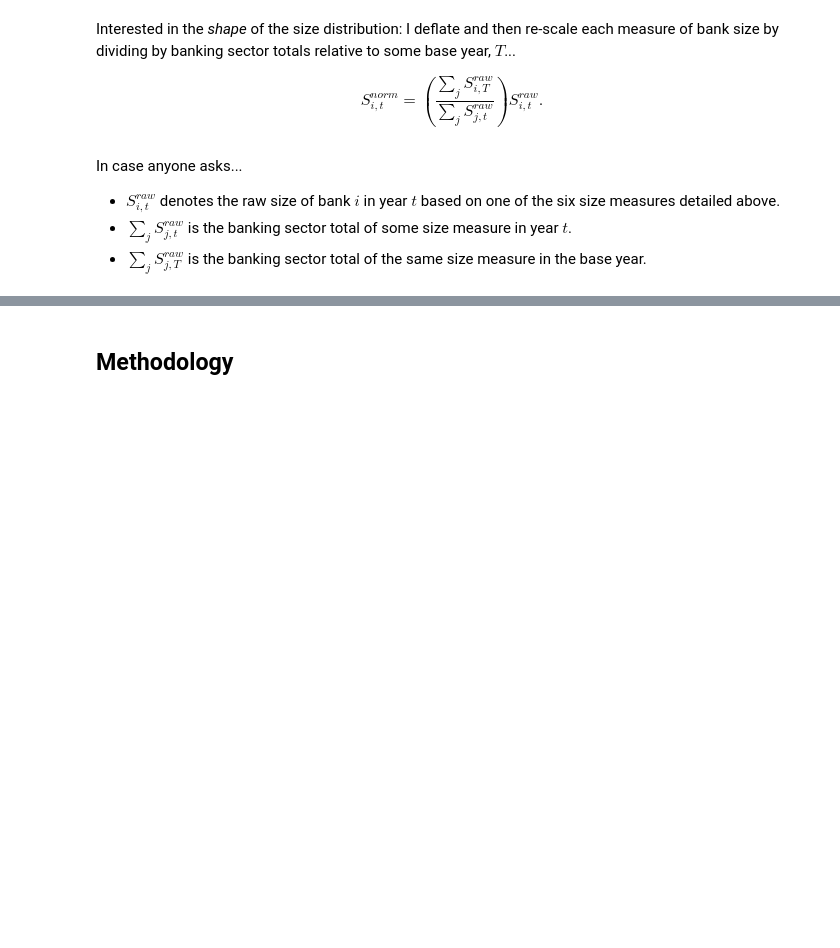
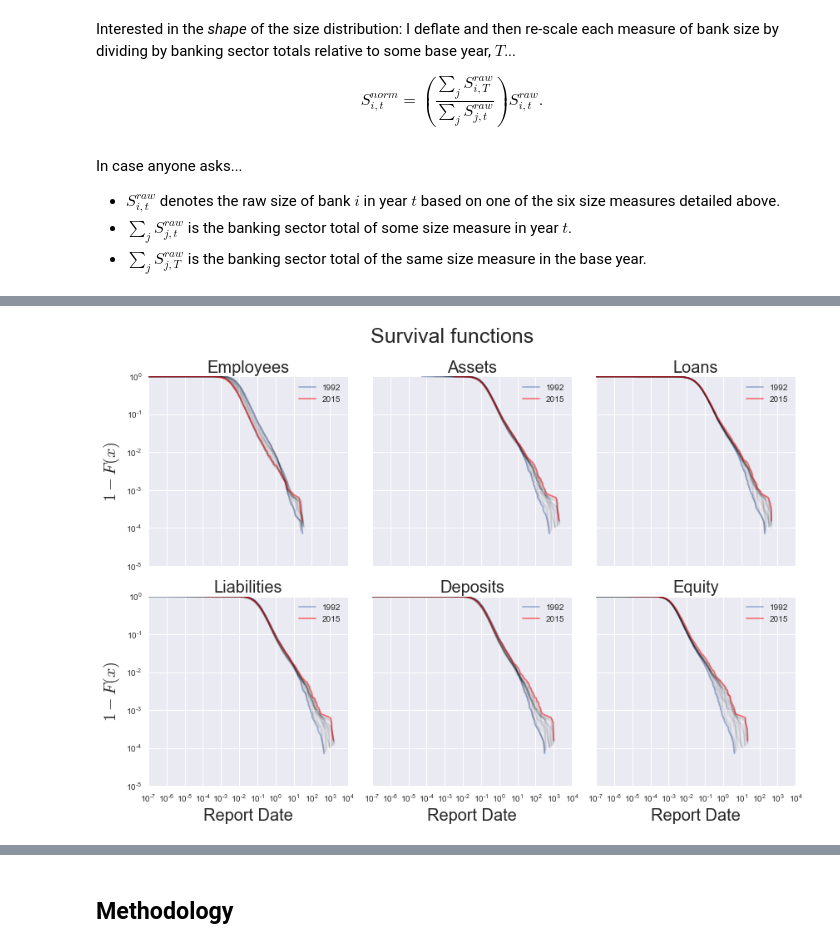
Before and after one commit to davidrpugh/talks, a Jupyter notebook: 2016/pydata-amsterdam/pydata-amsterdam.ipynb, the cells around one changed output, grey strips where cells are left out. Drawn from its saved outputs; the diff is of its cells as text; code cells hidden in the pictures; blank space fills up the shorter version.

```diff
--- a/2016/pydata-amsterdam/pydata-amsterdam.ipynb
+++ b/2016/pydata-amsterdam/pydata-amsterdam.ipynb
@@ -94,0 +217,5 @@ Extent of agglomeration within the banking sector even more dramatic when one ex
+# %%
+fig = plot_survival_functions()
+fig.savefig('./assets/img/sf-various-size-measures.jpg', bbox_inches='tight')
+# %% [output]
+[figure, added]
```
Also changed, not shown: parts of 81 cells of this notebook, 1 other file.
